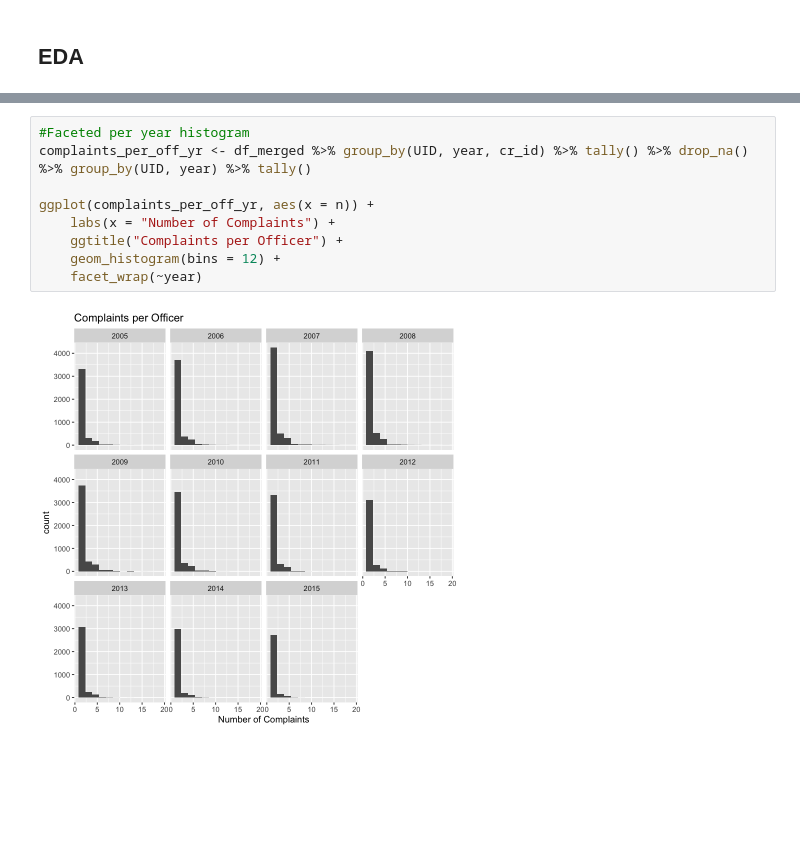
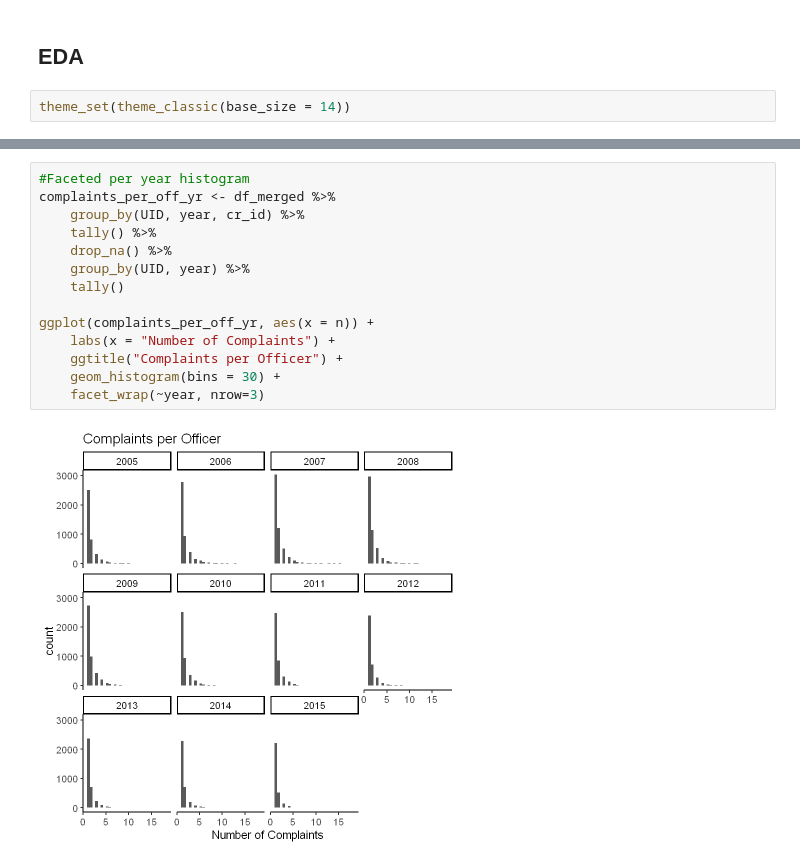
Before and after one commit to micahkwok/Group15, a Jupyter notebook: eda/EDA.ipynb, the cells around one changed output, grey strips where cells are left out. Drawn from its saved outputs; the diff is of its cells as text; blank space fills up the shorter version.

```diff
--- a/eda/EDA.ipynb
+++ b/eda/EDA.ipynb
@@ -338,6 +338,8 @@ summary(df_merged)
  Mode  :character   Mode  :character   Mode  :character
 # %% [markdown]
 ## EDA
+# %%
+theme_set(theme_classic(base_size = 14))
 # %%
 # Correlation Matrix
 GGally::ggcorr(df_merged)
@@ -383,11 +404,16 @@ ggplot(complaints_per_off, aes(x = n)) +
 # %%
 #Faceted per year histogram
-complaints_per_off_yr <- df_merged %>% group_by(UID, year, cr_id) %>% tally() %>% drop_na() %>% group_by(UID, year) %>% tally()
+complaints_per_off_yr <- df_merged %>%
+    group_by(UID, year, cr_id) %>%
+    tally() %>%
+    drop_na() %>%
+    group_by(UID, year) %>%
+    tally()
 
 ggplot(complaints_per_off_yr, aes(x = n)) +
     labs(x = "Number of Complaints") +
     ggtitle("Complaints per Officer") +
-    geom_histogram(bins = 12) +
-    facet_wrap(~year)
+    geom_histogram(bins = 30) +
+    facet_wrap(~year, nrow=3)
 # %% [output]
-[figure, old version]
+[figure, new version]
```
Also changed, not shown: parts of 8 cells of this notebook.
